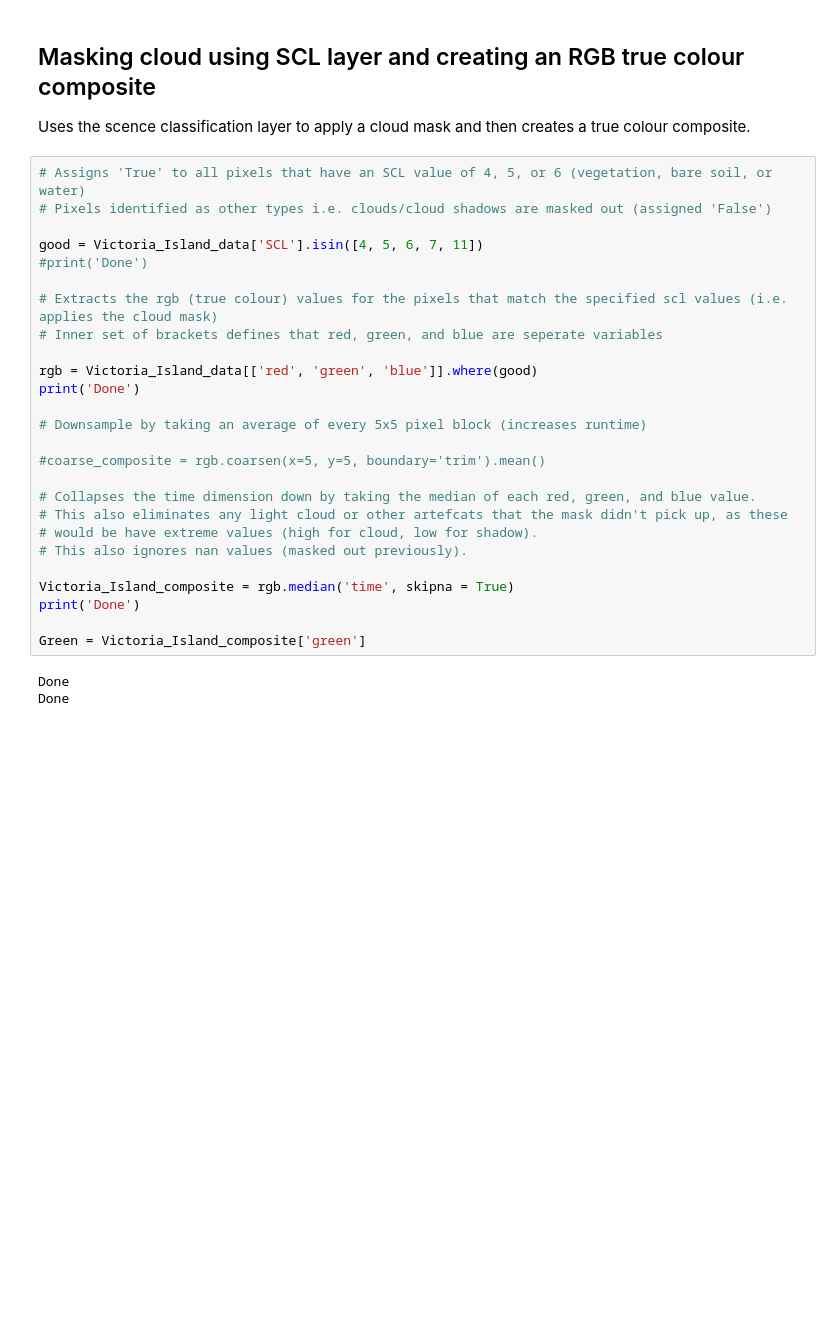
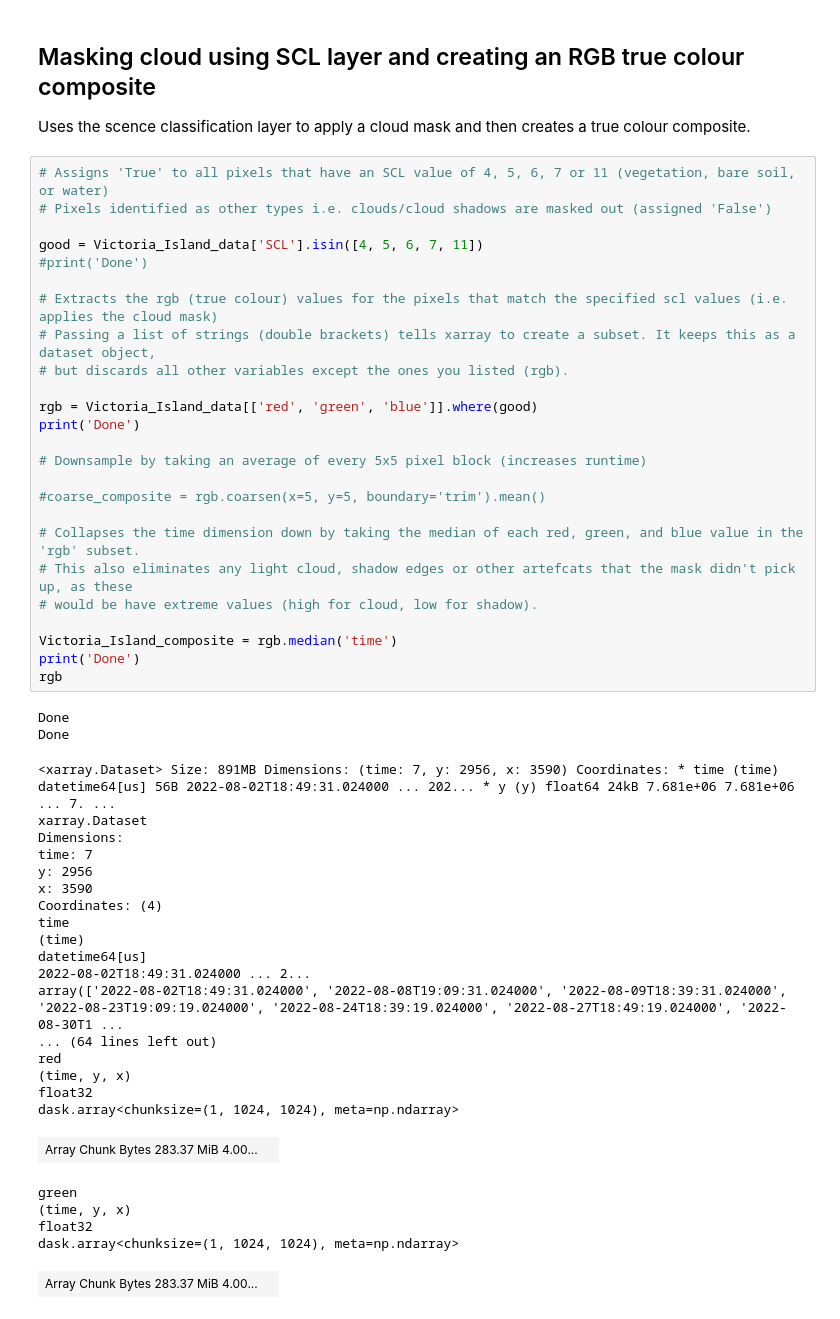
Before and after one commit to CharlieGamblin/EO-Induction, a Jupyter notebook: Practice Scripts/STAC_and_Cloud_Native.ipynb, the cells around one changed output. Cells and saved outputs as stored; diff of their text form; blank space fills up the shorter version.

```diff
--- a/Practice Scripts/STAC_and_Cloud_Native.ipynb
+++ b/Practice Scripts/STAC_and_Cloud_Native.ipynb
@@ -90,31 +94,53 @@ resolution = 10)             # Converts the resolution of the data (via interpol
 
 Uses the scence classification layer to apply a cloud mask and then creates a true colour composite.
 # %%
-# Assigns 'True' to all pixels that have an SCL value of 4, 5, or 6 (vegetation, bare soil, or water)
+# Assigns 'True' to all pixels that have an SCL value of 4, 5, 6, 7 or 11 (vegetation, bare soil, or water)
 # Pixels identified as other types i.e. clouds/cloud shadows are masked out (assigned 'False')
 
 good = Victoria_Island_data['SCL'].isin([4, 5, 6, 7, 11])
 #print('Done')
 
 # Extracts the rgb (true colour) values for the pixels that match the specified scl values (i.e. applies the cloud mask)
-# Inner set of brackets defines that red, green, and blue are seperate variables
+# Passing a list of strings (double brackets) tells xarray to create a subset. It keeps this as a dataset object,
+# but discards all other variables except the ones you listed (rgb).
 
 rgb = Victoria_Island_data[['red', 'green', 'blue']].where(good)
 print('Done')
 
 # Downsample by taking an average of every 5x5 pixel block (increases runtime)
 
 #coarse_composite = rgb.coarsen(x=5, y=5, boundary='trim').mean()
 
-# Collapses the time dimension down by taking the median of each red, green, and blue value.
-# This also eliminates any light cloud or other artefcats that the mask didn't pick up, as these
+# Collapses the time dimension down by taking the median of each red, green, and blue value in the 'rgb' subset.
+# This also eliminates any light cloud, shadow edges or other artefcats that the mask didn't pick up, as these
 # would be have extreme values (high for cloud, low for shadow).
-# This also ignores nan values (masked out previously).
 
-Victoria_Island_composite = rgb.median('time', skipna = True)
+Victoria_Island_composite = rgb.median('time')
 print('Done')
-
-Green = Victoria_Island_composite['green']
+rgb
 # %% [output]
 Done
 Done
+<xarray.Dataset> Size: 891MB Dimensions: (time: 7, y: 2956, x: 3590) Coordinates: * time (time) datetime64[us] 56B 2022-08-02T18:49:31.024000 ... 202... * y (y) float64 24kB 7.681e+06 7.681e+06 ... 7. ...
+xarray.Dataset
+Dimensions:
+time: 7
+y: 2956
+x: 3590
+Coordinates: (4)
+time
+(time)
+datetime64[us]
+2022-08-02T18:49:31.024000 ... 2...
+array(['2022-08-02T18:49:31.024000', '2022-08-08T19:09:31.024000', '2022-08-09T18:39:31.024000', '2022-08-23T19:09:19.024000', '2022-08-24T18:39:19.024000', '2022-08-27T18:49:19.024000', '2022-08-30T1 ...
+... (64 lines left out)
+red
+(time, y, x)
+float32
+dask.array<chunksize=(1, 1024, 1024), meta=np.ndarray>
+| Array Chunk Bytes 283.37 MiB 4.00... |  |
+green
+(time, y, x)
+float32
+dask.array<chunksize=(1, 1024, 1024), meta=np.ndarray>
+| Array Chunk Bytes 283.37 MiB 4.00... |  |
```
Also changed, not shown: parts of 6 cells of this notebook, 1 other file.
